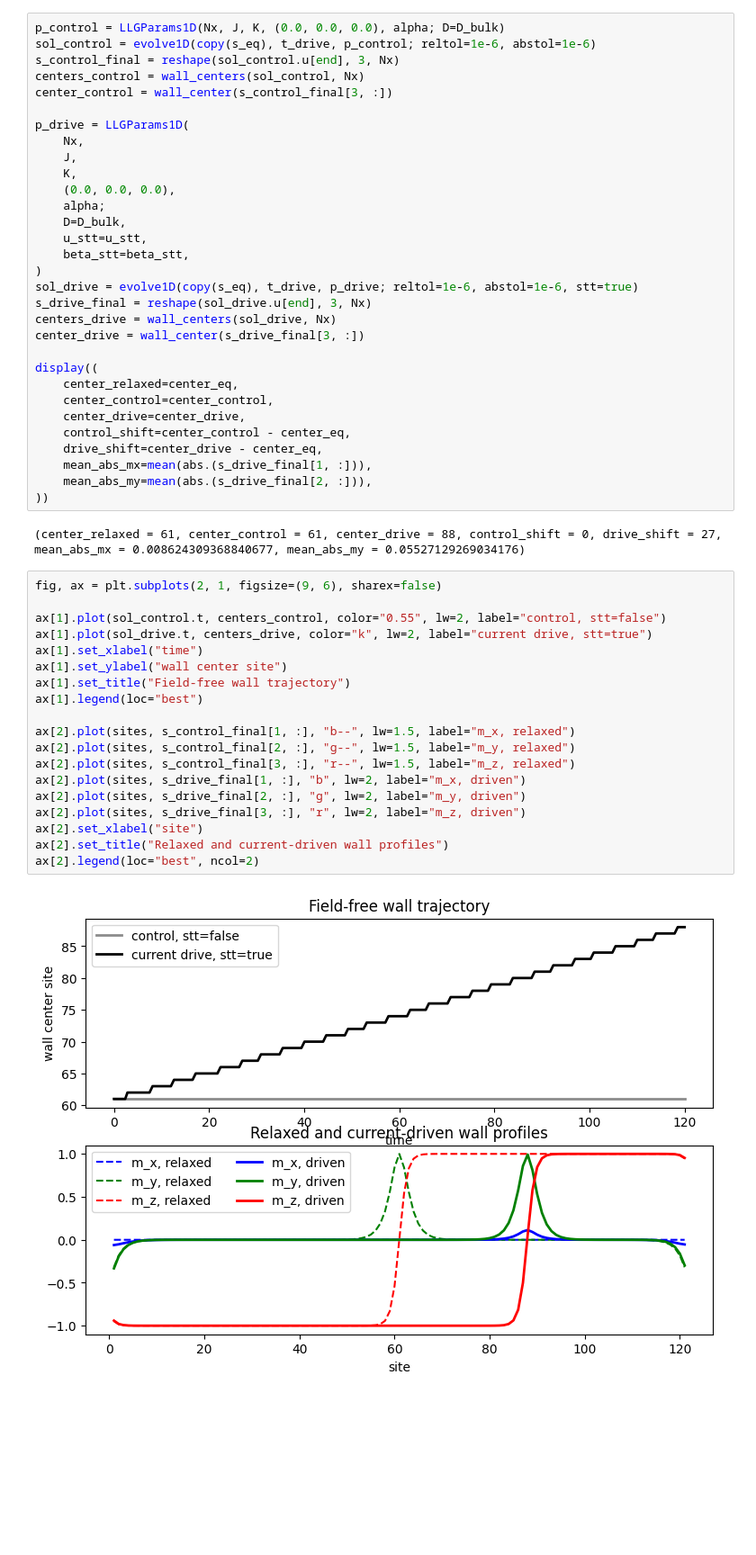
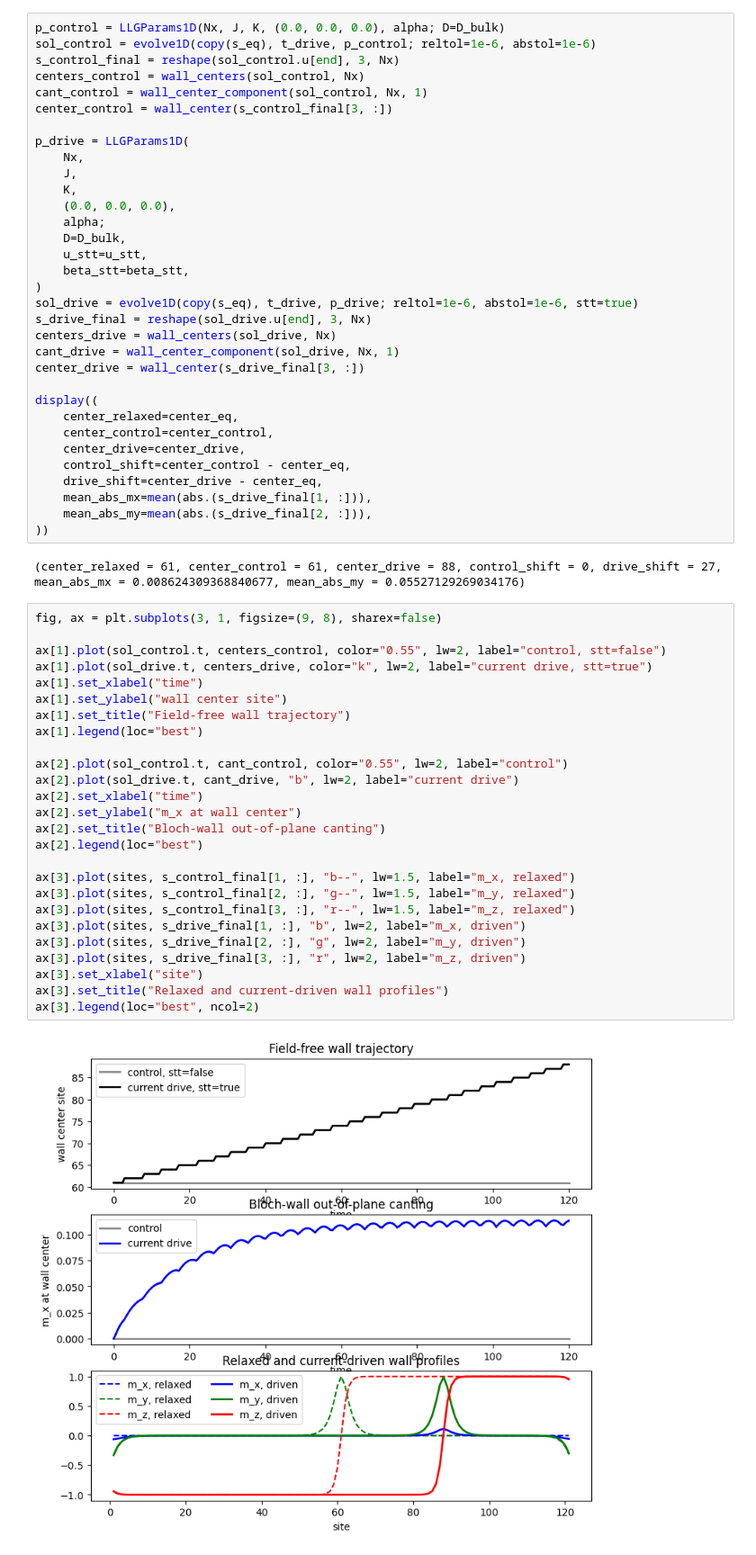
Before and after one commit to freyes1/LambdaLLG.jl, a Jupyter notebook: examples/LambdaLLG_1D_STT_domain_wall.ipynb, the cells around one changed output. Shown at 90% size. Cells and saved outputs as stored; diff of their text form; blank space fills up the shorter version.

Commit message:
included neel domain wall in example notebook and tracking of out of plane components

```diff
--- a/examples/LambdaLLG_1D_STT_domain_wall.ipynb
+++ b/examples/LambdaLLG_1D_STT_domain_wall.ipynb
@@ -97,6 +115,7 @@ p_control = LLGParams1D(Nx, J, K, (0.0, 0.0, 0.0), alpha; D=D_bulk)
 sol_control = evolve1D(copy(s_eq), t_drive, p_control; reltol=1e-6, abstol=1e-6)
 s_control_final = reshape(sol_control.u[end], 3, Nx)
 centers_control = wall_centers(sol_control, Nx)
+cant_control = wall_center_component(sol_control, Nx, 1)
 center_control = wall_center(s_control_final[3, :])
 
 p_drive = LLGParams1D(
@@ -112,6 +131,7 @@ p_drive = LLGParams1D(
 sol_drive = evolve1D(copy(s_eq), t_drive, p_drive; reltol=1e-6, abstol=1e-6, stt=true)
 s_drive_final = reshape(sol_drive.u[end], 3, Nx)
 centers_drive = wall_centers(sol_drive, Nx)
+cant_drive = wall_center_component(sol_drive, Nx, 1)
 center_drive = wall_center(s_drive_final[3, :])
 
 display((
@@ -126,24 +146,31 @@ display((
 # %% [output]
 (center_relaxed = 61, center_control = 61, center_drive = 88, control_shift = 0, drive_shift = 27, mean_abs_mx = 0.008624309368840677, mean_abs_my = 0.05527129269034176)
 # %%
-fig, ax = plt.subplots(2, 1, figsize=(9, 6), sharex=false)
+fig, ax = plt.subplots(3, 1, figsize=(9, 8), sharex=false)
 
 ax[1].plot(sol_control.t, centers_control, color="0.55", lw=2, label="control, stt=false")
 ax[1].plot(sol_drive.t, centers_drive, color="k", lw=2, label="current drive, stt=true")
 ax[1].set_xlabel("time")
 ax[1].set_ylabel("wall center site")
 ax[1].set_title("Field-free wall trajectory")
 ax[1].legend(loc="best")
 
-ax[2].plot(sites, s_control_final[1, :], "b--", lw=1.5, label="m_x, relaxed")
-ax[2].plot(sites, s_control_final[2, :], "g--", lw=1.5, label="m_y, relaxed")
-ax[2].plot(sites, s_control_final[3, :], "r--", lw=1.5, label="m_z, relaxed")
-ax[2].plot(sites, s_drive_final[1, :], "b", lw=2, label="m_x, driven")
-ax[2].plot(sites, s_drive_final[2, :], "g", lw=2, label="m_y, driven")
-ax[2].plot(sites, s_drive_final[3, :], "r", lw=2, label="m_z, driven")
-ax[2].set_xlabel("site")
-ax[2].set_title("Relaxed and current-driven wall profiles")
-ax[2].legend(loc="best", ncol=2)
+ax[2].plot(sol_control.t, cant_control, color="0.55", lw=2, label="control")
+ax[2].plot(sol_drive.t, cant_drive, "b", lw=2, label="current drive")
+ax[2].set_xlabel("time")
+ax[2].set_ylabel("m_x at wall center")
+ax[2].set_title("Bloch-wall out-of-plane canting")
+ax[2].legend(loc="best")
+
+ax[3].plot(sites, s_control_final[1, :], "b--", lw=1.5, label="m_x, relaxed")
+ax[3].plot(sites, s_control_final[2, :], "g--", lw=1.5, label="m_y, relaxed")
+ax[3].plot(sites, s_control_final[3, :], "r--", lw=1.5, label="m_z, relaxed")
+ax[3].plot(sites, s_drive_final[1, :], "b", lw=2, label="m_x, driven")
+ax[3].plot(sites, s_drive_final[2, :], "g", lw=2, label="m_y, driven")
+ax[3].plot(sites, s_drive_final[3, :], "r", lw=2, label="m_z, driven")
+ax[3].set_xlabel("site")
+ax[3].set_title("Relaxed and current-driven wall profiles")
+ax[3].legend(loc="best", ncol=2)
 # %% [output]
-[figure, old version]
+[figure, new version]
 PyObject <matplotlib.legend.Legend object at 0x...>
```
Also changed, not shown: parts of 6 cells of this notebook, 6 other files.
